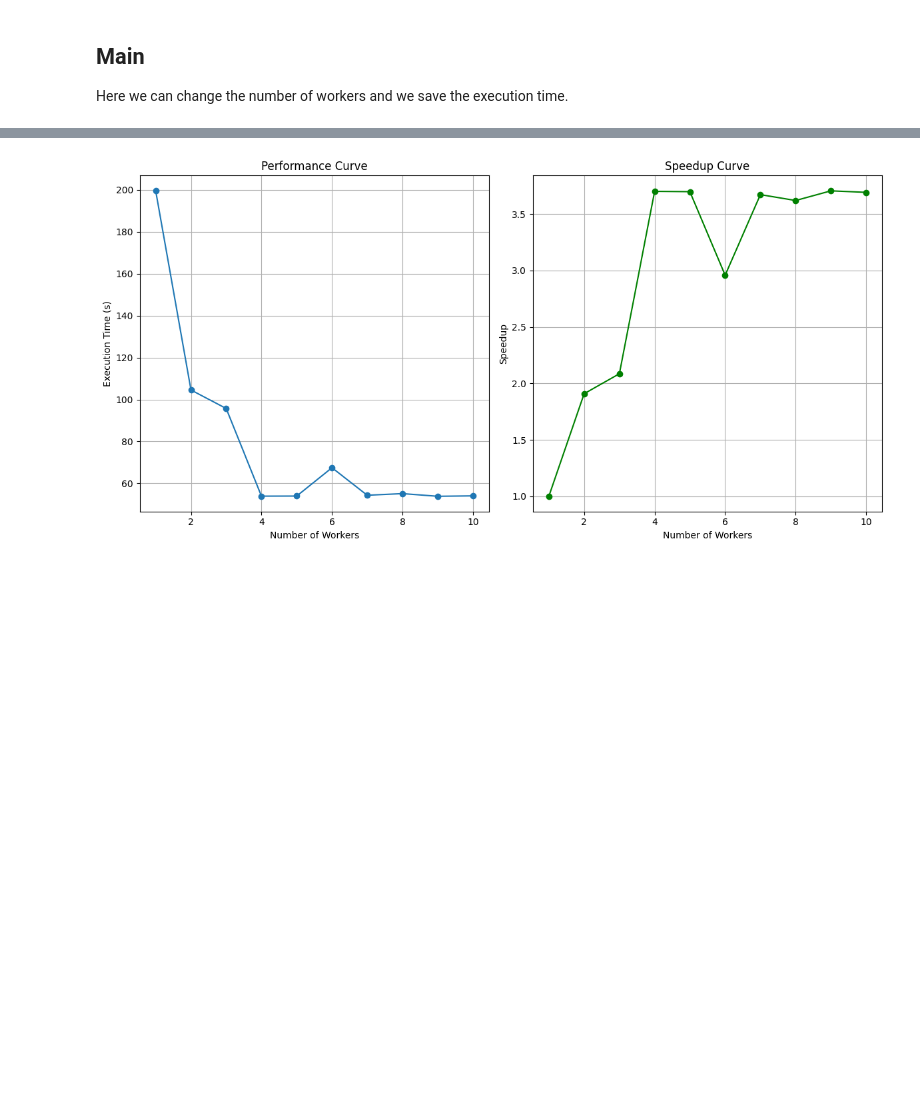
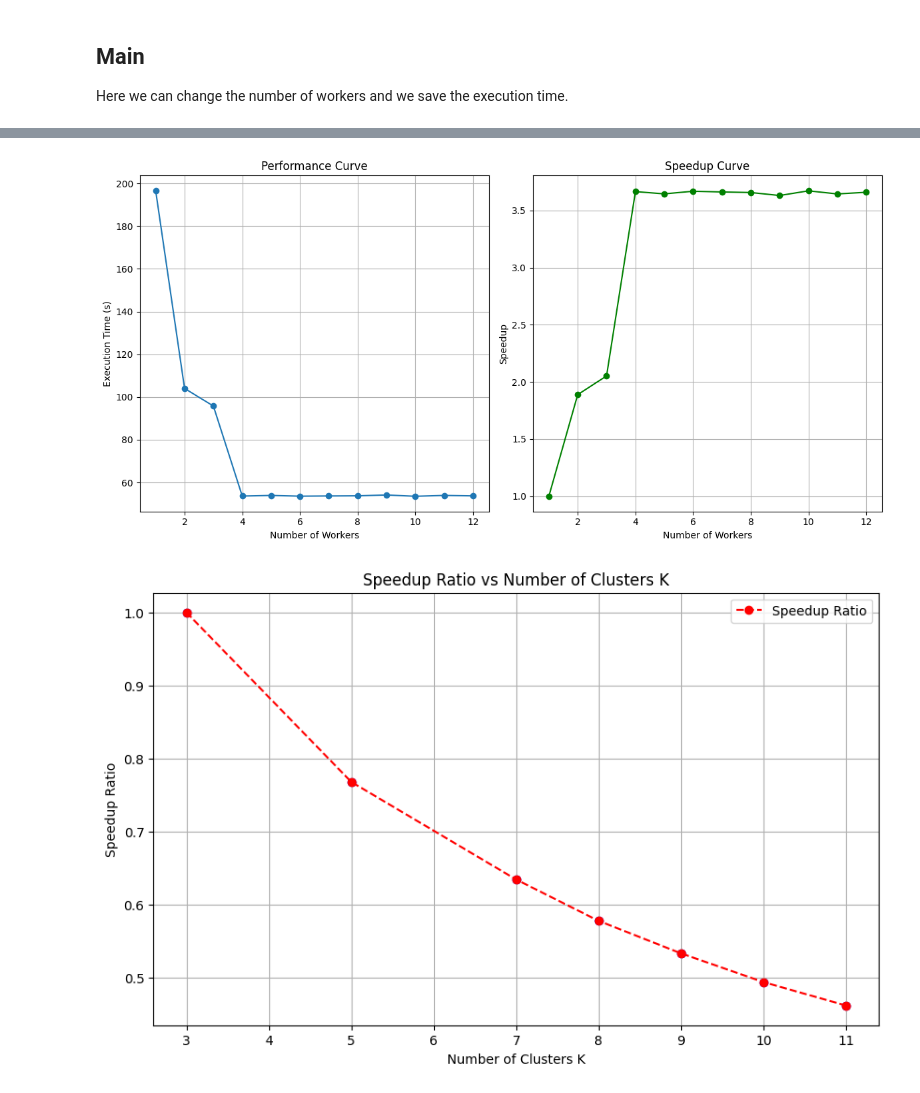
Before and after one commit to francesco-mattioli/Massively_Parallel_Machine_Learning, a Jupyter notebook: KMeans/spark_version.ipynb, the cells around one changed output, grey strips where cells are left out. Saved outputs shown, nothing was run; the diff lists cells and outputs as text; code cells hidden in the pictures; blank space fills up the shorter version.

```diff
--- a/KMeans/spark_version.ipynb
+++ b/KMeans/spark_version.ipynb
@@ -121,0 +119,23 @@ Iteration 9:
+# %%
+
+k_values = [3, 5, 7, 8, 9, 10, 11]
+times_K = []  # List to store execution times for different K values
+
+
+conf = pyspark.SparkConf().setMaster(f'local[{10}]')
+sc = pyspark.SparkContext(conf=conf)
+filename = 'data/tot_mnist_shuf.csv'
+RDD_Xy = parallelReadFile(filename)
+for k in k_values:
+    print("Number of clusters:", k)
+    start_time_k = time.time()
+    centroids = parallelKMeans(RDD_Xy, k, 10)
+    times_K.append(start_time_k - time.time())
+    for j, centroid in enumerate(centroids):
+        image = centroid.reshape((28, 28))
+        fig = plt.figure(figsize=(2, 2))
+        plt.imshow(image, cmap='grey')
+        plt.title(f'Centroid {j+1}')
+        plt.axis('off')
+        plt.show()
+sc.stop()
@@ -122,33 +156,47 @@ Iteration 9:
 # %%
 import matplotlib.pyplot as plt
 
-# Replace this with your actual execution times
-
-number_of_workers = list(range(1, 11))  # Number of workers from 1 to 9
+number_of_workers = list(range(1, 13))
 
 # Calculating speedup
 base_time = times[0]  # Time taken for execution with 1 worker
 speedup = [base_time / t for t in times]
+speedup_K = [times_K[0] / t for t in times_K]
 
 # Plotting performance curve
 plt.figure(figsize=(12, 6))
 plt.subplot(1, 2, 1)
 plt.plot(number_of_workers, times, marker='o')
 plt.title('Performance Curve')
 plt.xlabel('Number of Workers')
 plt.ylabel('Execution Time (s)')
 plt.grid(True)
 
 # Plotting speedup curve
 plt.subplot(1, 2, 2)
 plt.plot(number_of_workers, speedup, marker='o', color='green')
 plt.title('Speedup Curve')
 plt.xlabel('Number of Workers')
 plt.ylabel('Speedup')
 plt.grid(True)
 
 # Show the plots
 plt.tight_layout()
 plt.show()
+
+# Plotting speedup ratio for each K value
+plt.figure(figsize=(10, 6))
+plt.scatter(k_values, speedup_K, color='b')  # Using scatter since we have discrete points
+
+# Optionally, you can plot a line connecting the points
+plt.plot(k_values, speedup_K, color='r', linestyle='dashed', marker='o', label='Speedup Ratio')
+
+plt.title('Speedup Ratio vs Number of Clusters K')
+plt.xlabel('Number of Clusters K')
+plt.ylabel('Speedup Ratio')
+plt.legend()
+plt.grid(True)
+plt.show()
 # %% [output]
-[figure, old version]
+[figure, new version]
+[figure, added]
```
Also changed, not shown: parts of 4 cells of this notebook, 6 other files.
